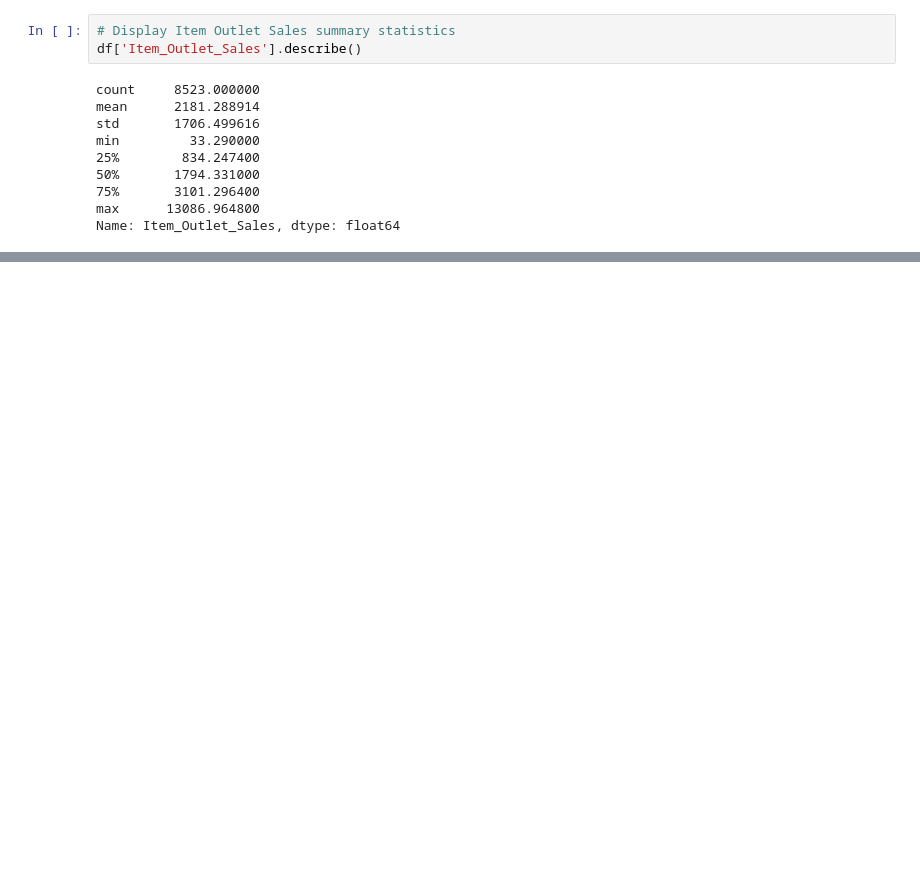
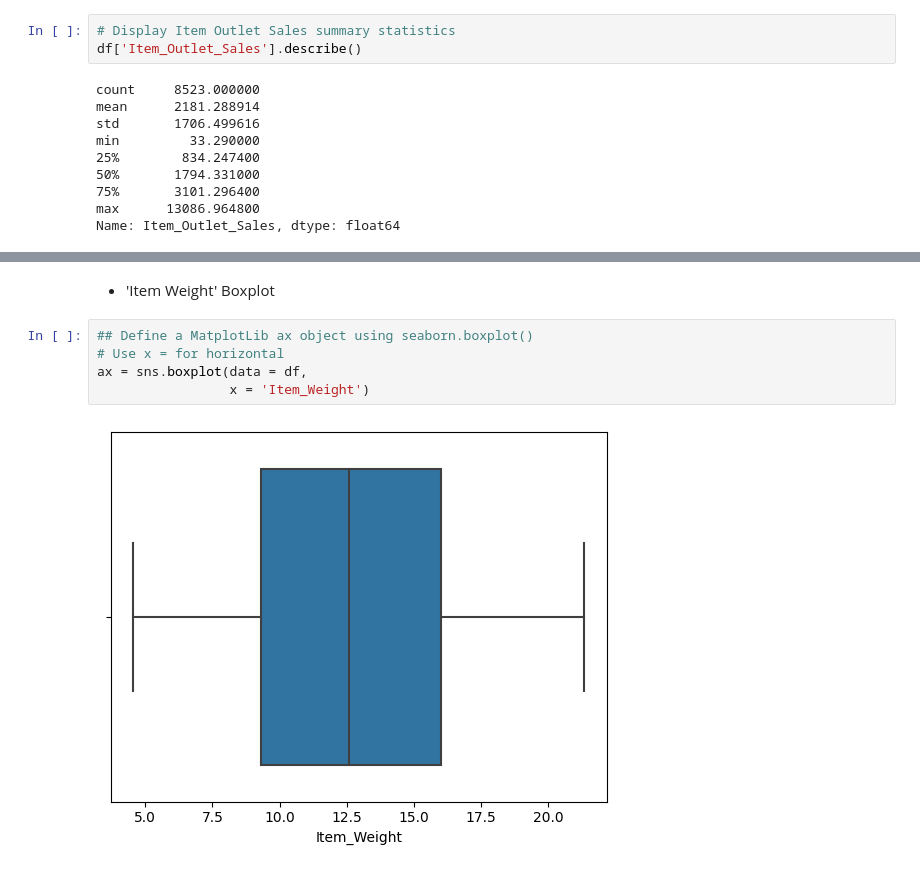
Before and after one commit to Mhoover41/Prediction-of-Product-Sales, a Jupyter notebook: Prediction_of_Product_Sales_Project_Melissa_Hoover.ipynb, the cells around one changed output, grey strips where cells are left out. Drawn from its saved outputs; the diff is of its cells as text; blank space fills up the shorter version.

```diff
--- a/Prediction_of_Product_Sales_Project_Melissa_Hoover.ipynb
+++ b/Prediction_of_Product_Sales_Project_Melissa_Hoover.ipynb
@@ -377,0 +561,9 @@ Name: Item_Outlet_Sales, dtype: float64
+# %% [markdown]
+- 'Item Weight' Boxplot
+# %%
+## Define a MatplotLib ax object using seaborn.boxplot()
+# Use x = for horizontal
+ax = sns.boxplot(data = df,
+                 x = 'Item_Weight')
+# %% [output]
+[figure, added]
```
Also changed, not shown: parts of 120 cells of this notebook.
